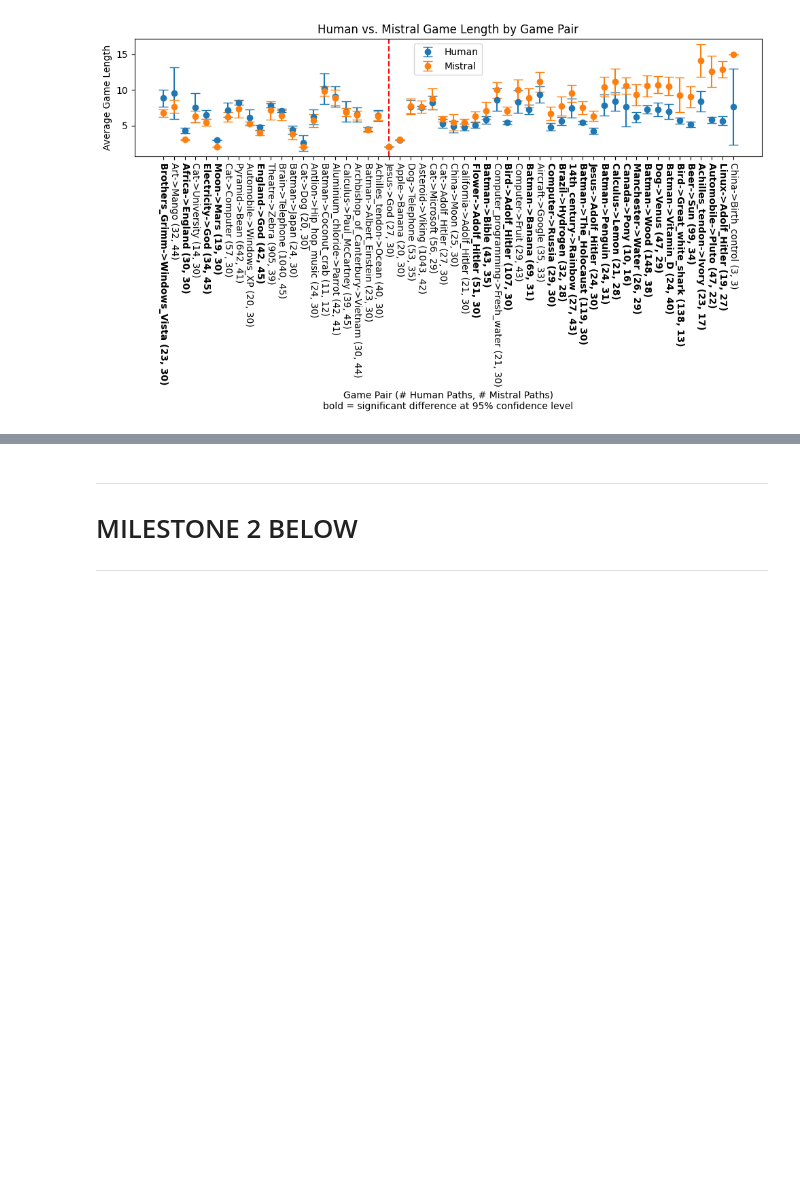
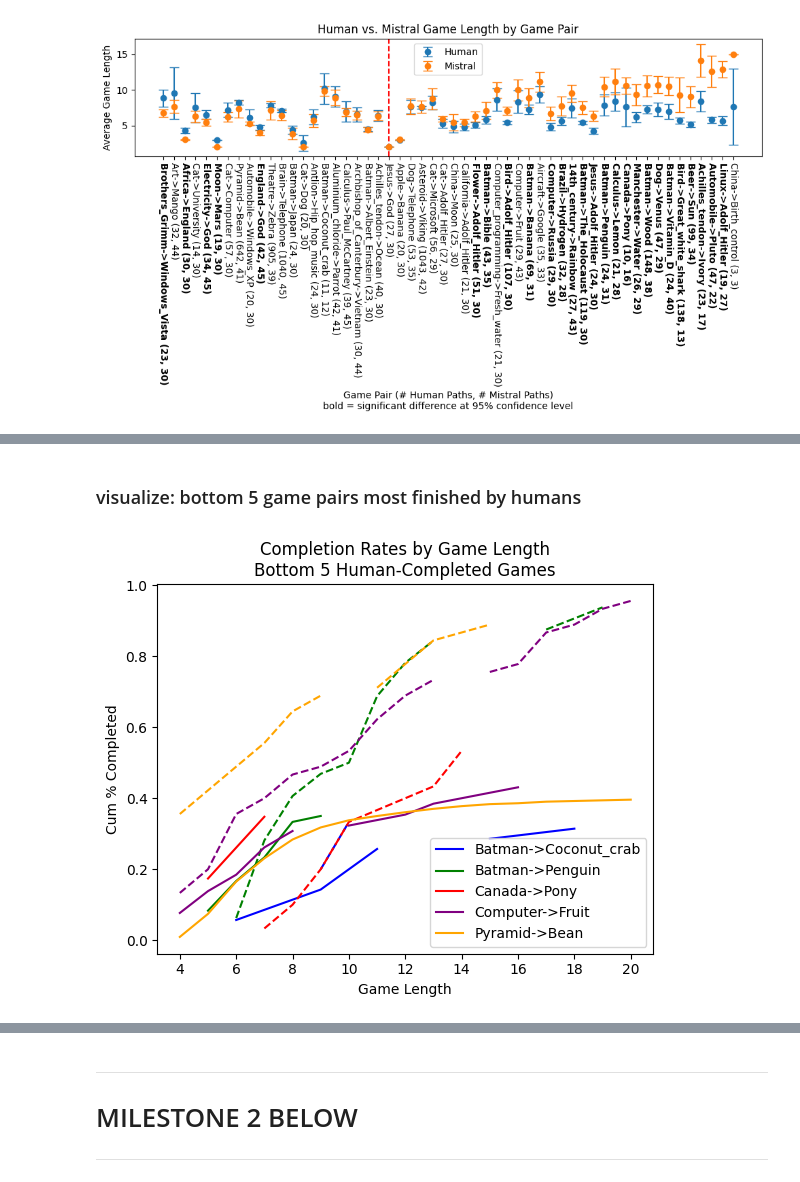
Before and after one commit to epfl-ada/ada-2023-project-klech, a Jupyter notebook: analysis.ipynb, the cells around one changed output, grey strips where cells are left out. Saved outputs shown, nothing was run; the diff lists cells and outputs as text; code cells hidden in the pictures; blank space fills up the shorter version.

```diff
--- a/analysis.ipynb
+++ b/analysis.ipynb
@@ -222,0 +272,7 @@ plt.show()
+# %% [markdown]
+### visualize: bottom 5 game pairs most finished by humans
+# %%
+bot5_pct_completion = pct_completion.merge(right=bot5_fin_human, on="game_pair")
+cum_complete_comparison(bot5_pct_completion, "Bottom 5 Human-Completed Games")
+# %% [output]
+[figure, added]
```
Also changed, not shown: parts of 13 cells of this notebook.
